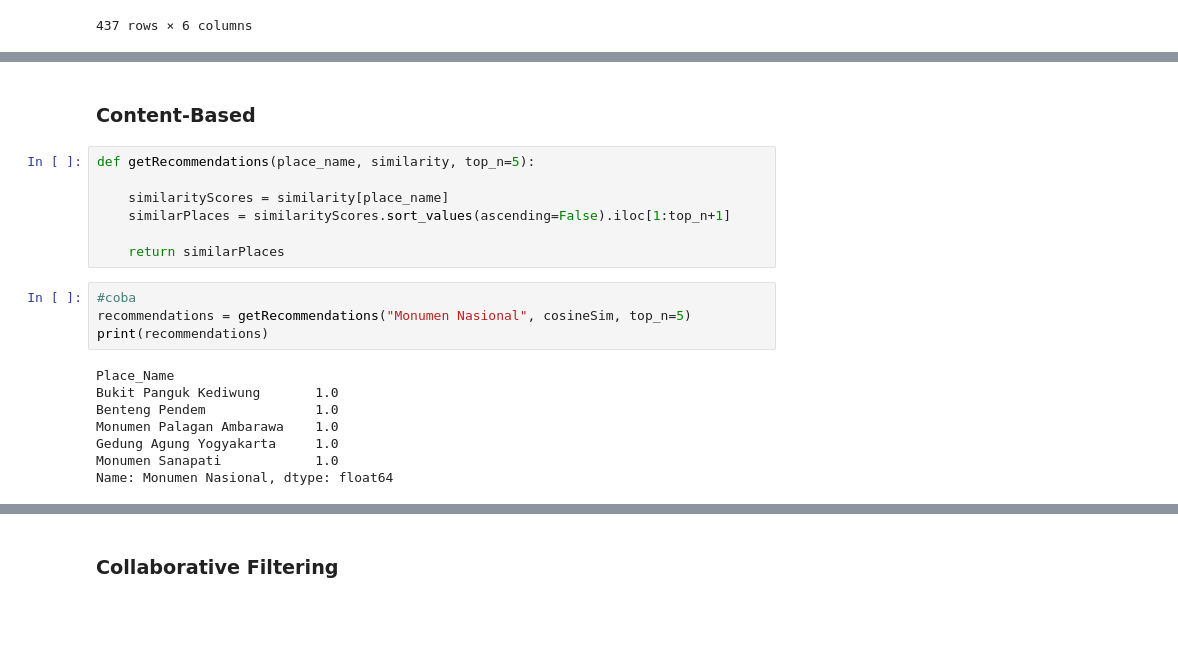
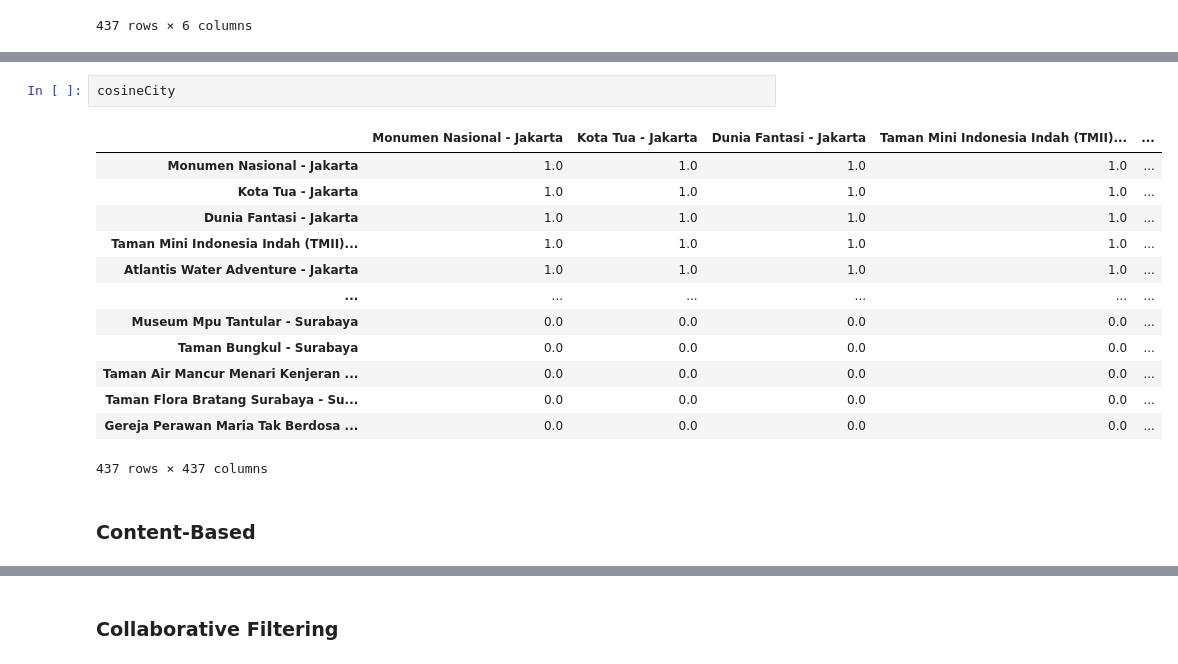
Before and after one commit to AFreborn22/recomDestination, a Jupyter notebook: recom.ipynb, the cells around one changed output, grey strips where cells are left out. Drawn from its saved outputs; the diff is of its cells as text; blank space fills up the shorter version.

```diff
--- a/recom.ipynb
+++ b/recom.ipynb
@@ -144,22 +165,19 @@ cosineSim
 437 rows × 437 columns
+# %%
+cosineCity
+# %% [output]
+|  | Monumen Nasional - Jakarta | Kota Tua - Jakarta | Dunia Fantasi - Jakarta | Taman Mini Indonesia Indah (TMII)... | ... |
+| Monumen Nasional - Jakarta | 1.0 | 1.0 | 1.0 | 1.0 | ... |
+| Kota Tua - Jakarta | 1.0 | 1.0 | 1.0 | 1.0 | ... |
+| Dunia Fantasi - Jakarta | 1.0 | 1.0 | 1.0 | 1.0 | ... |
+| Taman Mini Indonesia Indah (TMII)... | 1.0 | 1.0 | 1.0 | 1.0 | ... |
+| Atlantis Water Adventure - Jakarta | 1.0 | 1.0 | 1.0 | 1.0 | ... |
+| ... | ... | ... | ... | ... | ... |
+| Museum Mpu Tantular - Surabaya | 0.0 | 0.0 | 0.0 | 0.0 | ... |
+| Taman Bungkul - Surabaya | 0.0 | 0.0 | 0.0 | 0.0 | ... |
+| Taman Air Mancur Menari Kenjeran ... | 0.0 | 0.0 | 0.0 | 0.0 | ... |
+| Taman Flora Bratang Surabaya - Su... | 0.0 | 0.0 | 0.0 | 0.0 | ... |
+| Gereja Perawan Maria Tak Berdosa ... | 0.0 | 0.0 | 0.0 | 0.0 | ... |
+437 rows × 437 columns
 # %% [markdown]
 ### Content-Based
-# %%
-def getRecommendations(place_name, similarity, top_n=5):
-
-    similarityScores = similarity[place_name]
-    similarPlaces = similarityScores.sort_values(ascending=False).iloc[1:top_n+1]
-
-    return similarPlaces
-# %%
-#coba
-recommendations = getRecommendations("Monumen Nasional", cosineSim, top_n=5)
-print(recommendations)
-# %% [output]
-Place_Name
-Bukit Panguk Kediwung       1.0
-Benteng Pendem              1.0
-Monumen Palagan Ambarawa    1.0
-Gedung Agung Yogyakarta     1.0
-Monumen Sanapati            1.0
-Name: Monumen Nasional, dtype: float64
```
Also changed, not shown: parts of 19 cells of this notebook.
